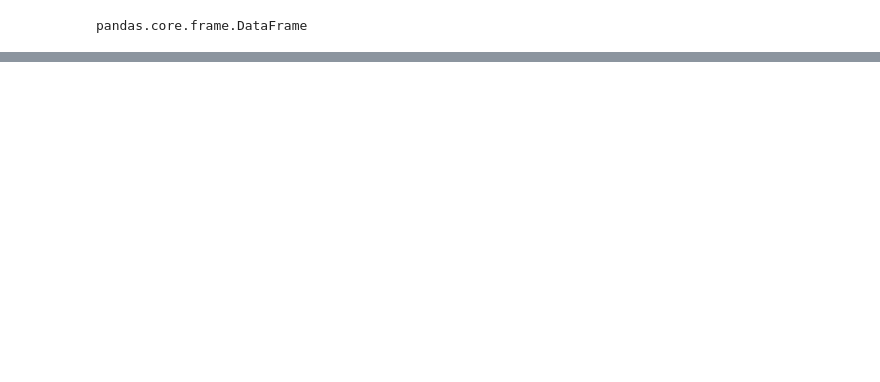
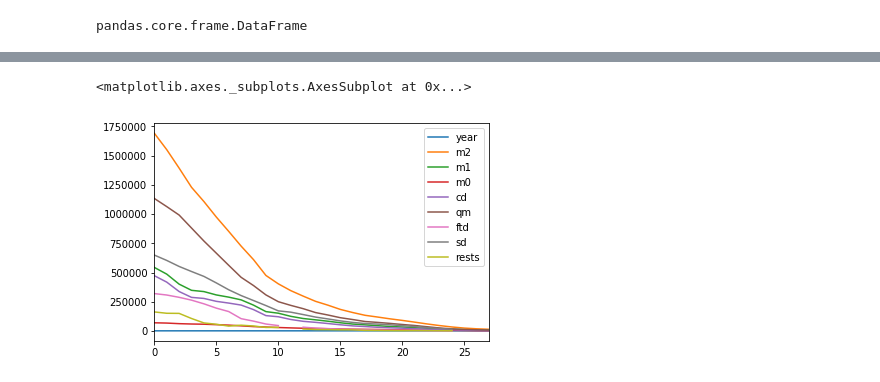
Before and after one commit to glenliu/py_examples, a Jupyter notebook: quant/tushare.ipynb, the cells around one changed output, grey strips where cells are left out. Drawn from its saved outputs; the diff is of its cells as text; code cells hidden in the pictures; blank space fills up the shorter version.

```diff
--- a/quant/tushare.ipynb
+++ b/quant/tushare.ipynb
@@ -42 +119,6 @@ msdf
+# %%
+msdf.plot()
+# %% [output]
+<matplotlib.axes._subplots.AxesSubplot at 0x...>
+[figure, added]
 # %%
```
Also changed, not shown: parts of 23 cells of this notebook, 1 other file.
